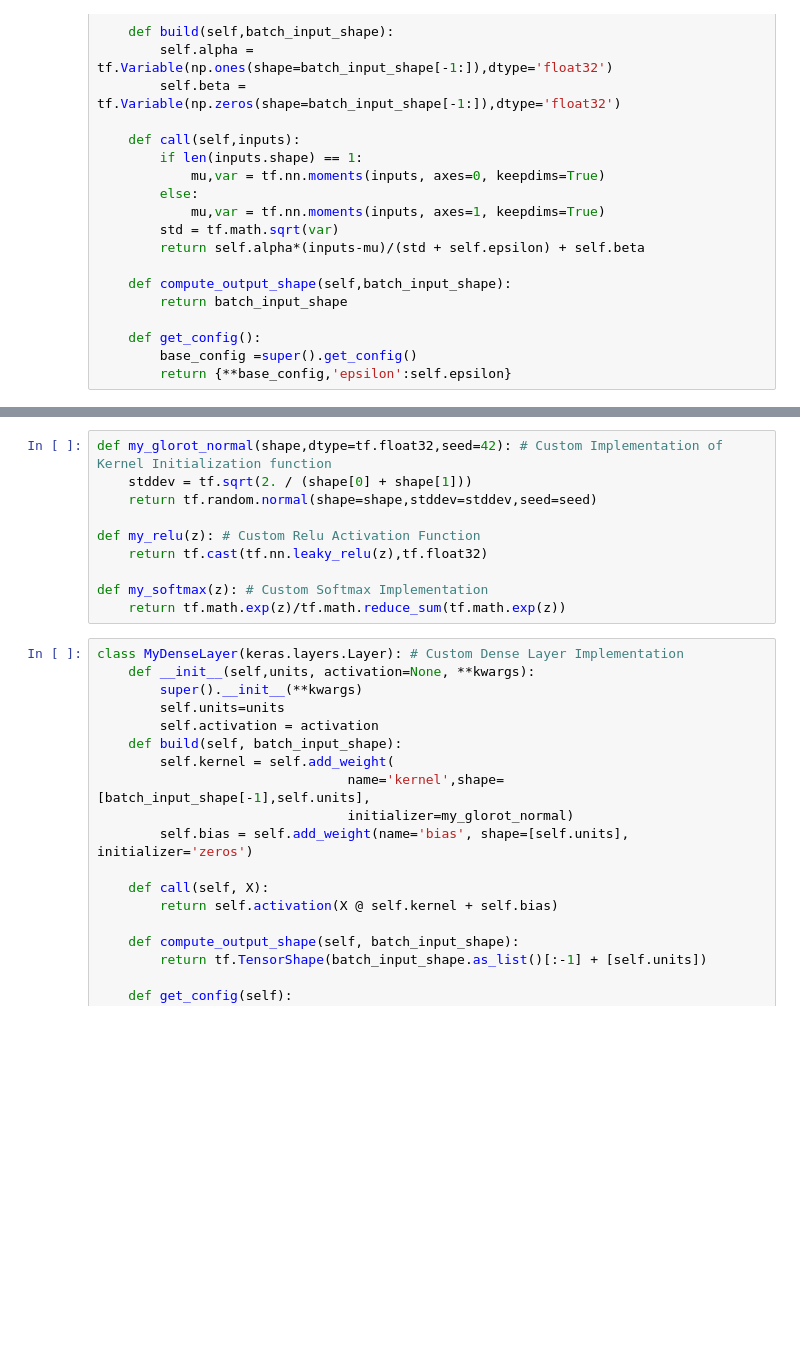
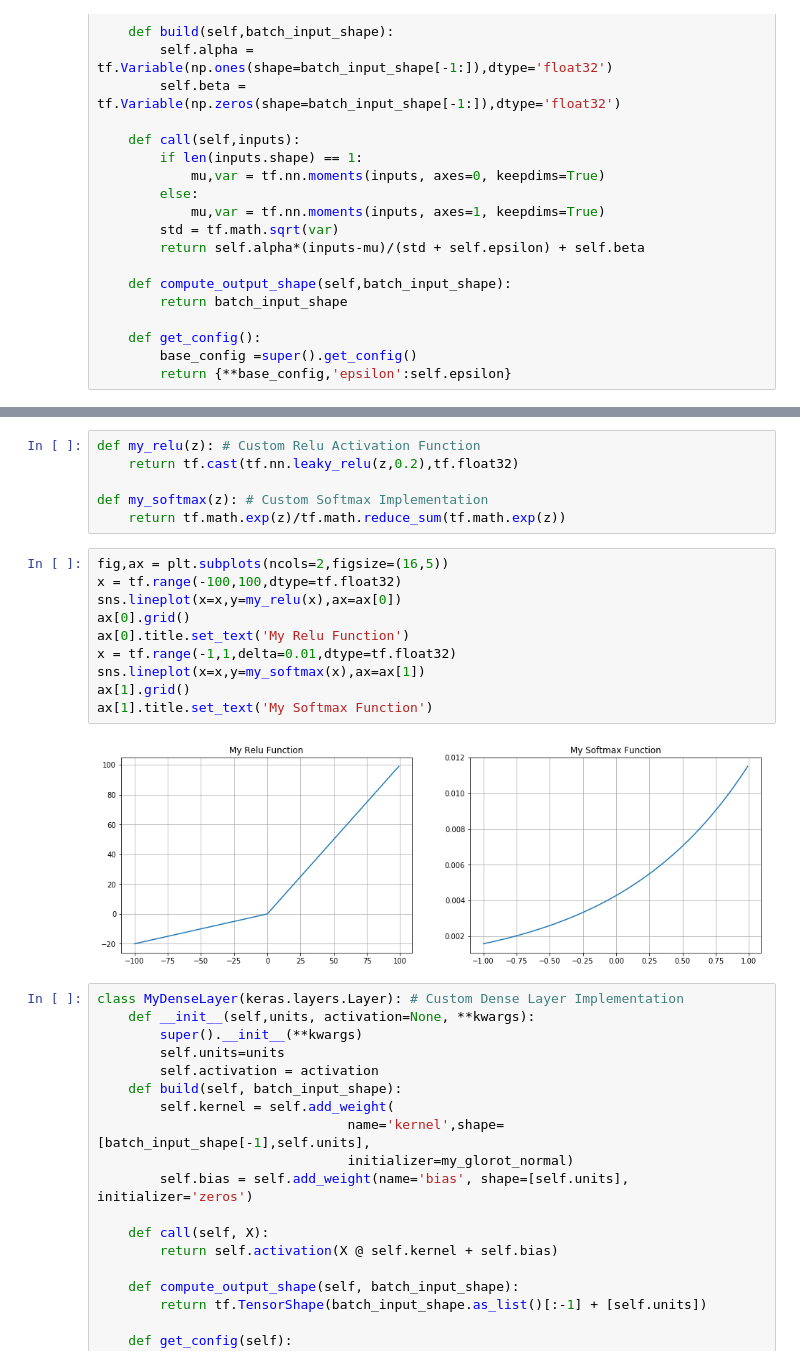
Before and after one commit to akash-agni/Machine_Learning, a Jupyter notebook: Custom Model Building with Tensorflow.ipynb, the cells around one changed output, grey strips where cells are left out. Saved outputs shown, nothing was run; the diff lists cells and outputs as text; blank space fills up the shorter version.

```diff
--- a/Custom Model Building with Tensorflow.ipynb
+++ b/Custom Model Building with Tensorflow.ipynb
@@ -103,13 +121,21 @@ class MyNormalizationLayer(tf.keras.layers.Layer):
 # %%
-def my_glorot_normal(shape,dtype=tf.float32,seed=42): # Custom Implementation of Kernel Initialization function
-    stddev = tf.sqrt(2. / (shape[0] + shape[1]))
-    return tf.random.normal(shape=shape,stddev=stddev,seed=seed)
-
 def my_relu(z): # Custom Relu Activation Function
-    return tf.cast(tf.nn.leaky_relu(z),tf.float32)
+    return tf.cast(tf.nn.leaky_relu(z,0.2),tf.float32)
 
 def my_softmax(z): # Custom Softmax Implementation
     return tf.math.exp(z)/tf.math.reduce_sum(tf.math.exp(z))
+# %%
+fig,ax = plt.subplots(ncols=2,figsize=(16,5))
+x = tf.range(-100,100,dtype=tf.float32)
+sns.lineplot(x=x,y=my_relu(x),ax=ax[0])
+ax[0].grid()
+ax[0].title.set_text('My Relu Function')
+x = tf.range(-1,1,delta=0.01,dtype=tf.float32)
+sns.lineplot(x=x,y=my_softmax(x),ax=ax[1])
+ax[1].grid()
+ax[1].title.set_text('My Softmax Function')
+# %% [output]
+[figure, added]
 # %%
 class MyDenseLayer(keras.layers.Layer): # Custom Dense Layer Implementation
     def __init__(self,units, activation=None, **kwargs):
```
Also changed, not shown: parts of 16 cells of this notebook.
